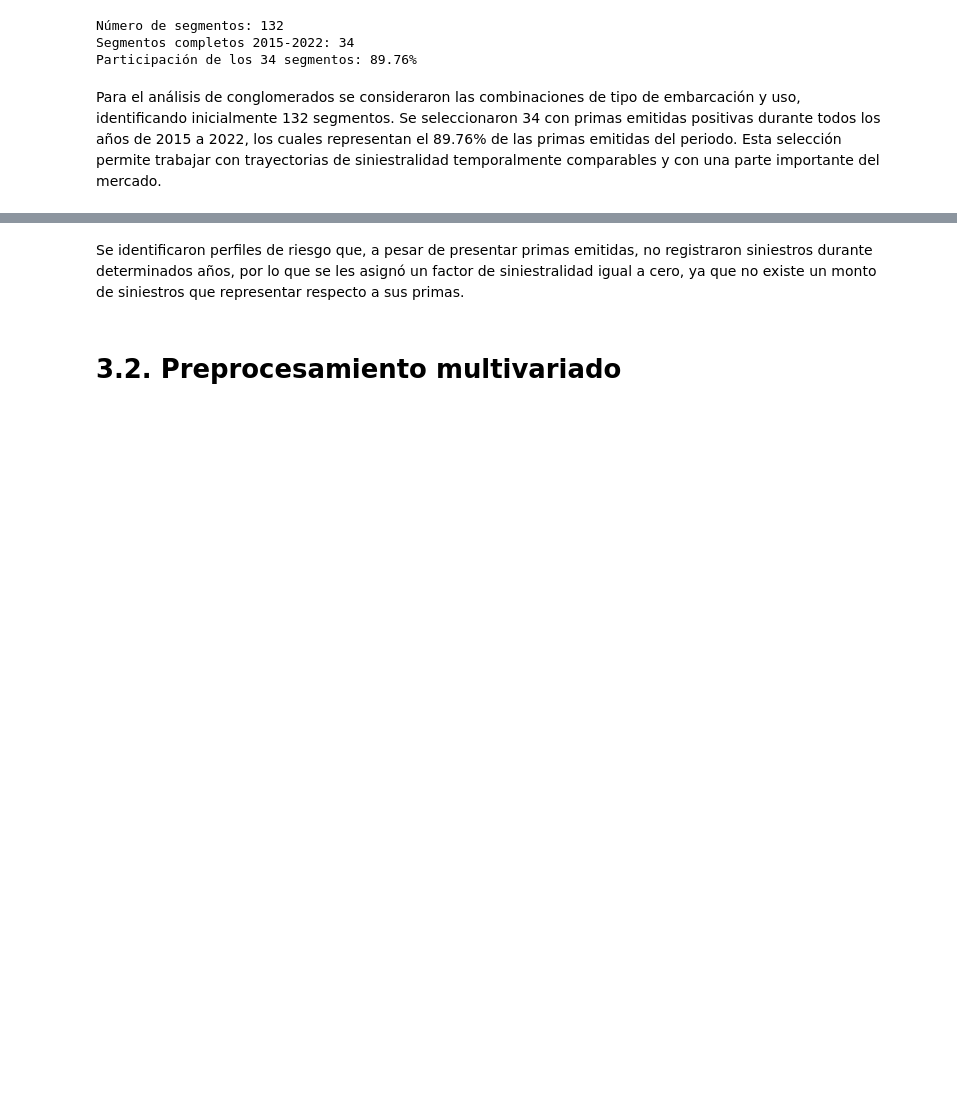
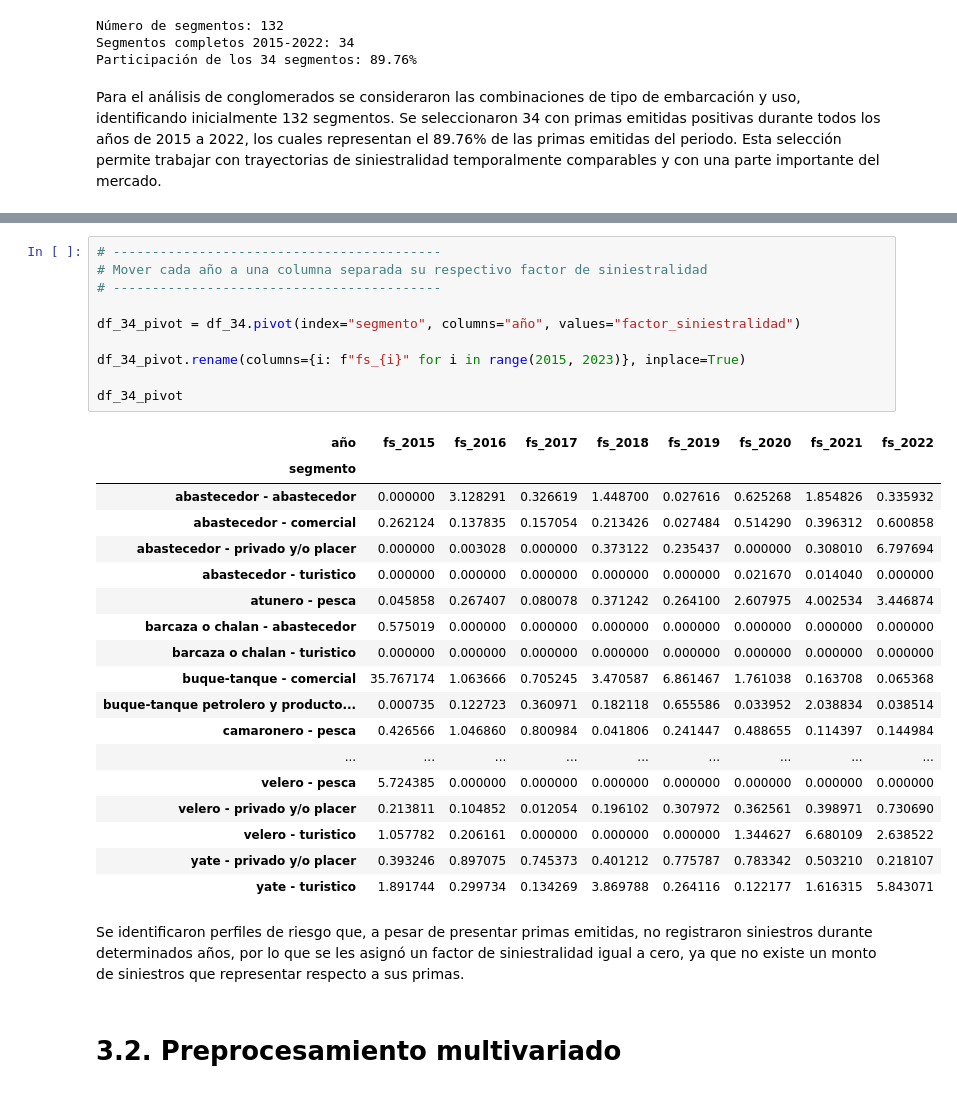
Before and after one commit to estebanto7/Repositorio_Reservas_Maritimas_Plantilla, a Jupyter notebook: notebooks/03_siniestralidad_conglomerados.ipynb, the cells around one changed output, grey strips where cells are left out. Saved outputs shown, nothing was run; the diff lists cells and outputs as text; blank space fills up the shorter version.

```diff
--- a/notebooks/03_siniestralidad_conglomerados.ipynb
+++ b/notebooks/03_siniestralidad_conglomerados.ipynb
@@ -292,3 +290,32 @@ display(df_34)
+# %%
+# ------------------------------------------
+# Mover cada año a una columna separada su respectivo factor de siniestralidad
+# ------------------------------------------
+
+df_34_pivot = df_34.pivot(index="segmento", columns="año", values="factor_siniestralidad")
+
+df_34_pivot.rename(columns={i: f"fs_{i}" for i in range(2015, 2023)}, inplace=True)
+
+df_34_pivot
+# %% [output]
+| año | fs_2015 | fs_2016 | fs_2017 | fs_2018 | fs_2019 | fs_2020 | fs_2021 | fs_2022 |
+| segmento |  |  |  |  |  |  |  |  |
+| abastecedor - abastecedor | 0.000000 | 3.128291 | 0.326619 | 1.448700 | 0.027616 | 0.625268 | 1.854826 | 0.335932 |
+| abastecedor - comercial | 0.262124 | 0.137835 | 0.157054 | 0.213426 | 0.027484 | 0.514290 | 0.396312 | 0.600858 |
+| abastecedor - privado y/o placer | 0.000000 | 0.003028 | 0.000000 | 0.373122 | 0.235437 | 0.000000 | 0.308010 | 6.797694 |
+| abastecedor - turistico | 0.000000 | 0.000000 | 0.000000 | 0.000000 | 0.000000 | 0.021670 | 0.014040 | 0.000000 |
+| atunero - pesca | 0.045858 | 0.267407 | 0.080078 | 0.371242 | 0.264100 | 2.607975 | 4.002534 | 3.446874 |
+| barcaza o chalan - abastecedor | 0.575019 | 0.000000 | 0.000000 | 0.000000 | 0.000000 | 0.000000 | 0.000000 | 0.000000 |
+| barcaza o chalan - turistico | 0.000000 | 0.000000 | 0.000000 | 0.000000 | 0.000000 | 0.000000 | 0.000000 | 0.000000 |
+| buque-tanque - comercial | 35.767174 | 1.063666 | 0.705245 | 3.470587 | 6.861467 | 1.761038 | 0.163708 | 0.065368 |
+| buque-tanque petrolero y producto... | 0.000735 | 0.122723 | 0.360971 | 0.182118 | 0.655586 | 0.033952 | 2.038834 | 0.038514 |
+| camaronero - pesca | 0.426566 | 1.046860 | 0.800984 | 0.041806 | 0.241447 | 0.488655 | 0.114397 | 0.144984 |
+| ... | ... | ... | ... | ... | ... | ... | ... | ... |
+| velero - pesca | 5.724385 | 0.000000 | 0.000000 | 0.000000 | 0.000000 | 0.000000 | 0.000000 | 0.000000 |
+| velero - privado y/o placer | 0.213811 | 0.104852 | 0.012054 | 0.196102 | 0.307972 | 0.362561 | 0.398971 | 0.730690 |
+| velero - turistico | 1.057782 | 0.206161 | 0.000000 | 0.000000 | 0.000000 | 1.344627 | 6.680109 | 2.638522 |
+| yate - privado y/o placer | 0.393246 | 0.897075 | 0.745373 | 0.401212 | 0.775787 | 0.783342 | 0.503210 | 0.218107 |
+| yate - turistico | 1.891744 | 0.299734 | 0.134269 | 3.869788 | 0.264116 | 0.122177 | 1.616315 | 5.843071 |
 # %% [markdown]
 Se identificaron perfiles de riesgo que, a pesar de presentar primas emitidas, no registraron siniestros durante determinados años, por lo que se les asignó un factor de siniestralidad igual a cero, ya que no existe un monto de siniestros que representar respecto a sus primas.
 # %% [markdown]
```
Also changed, not shown: parts of 12 cells of this notebook, 1 other file.
